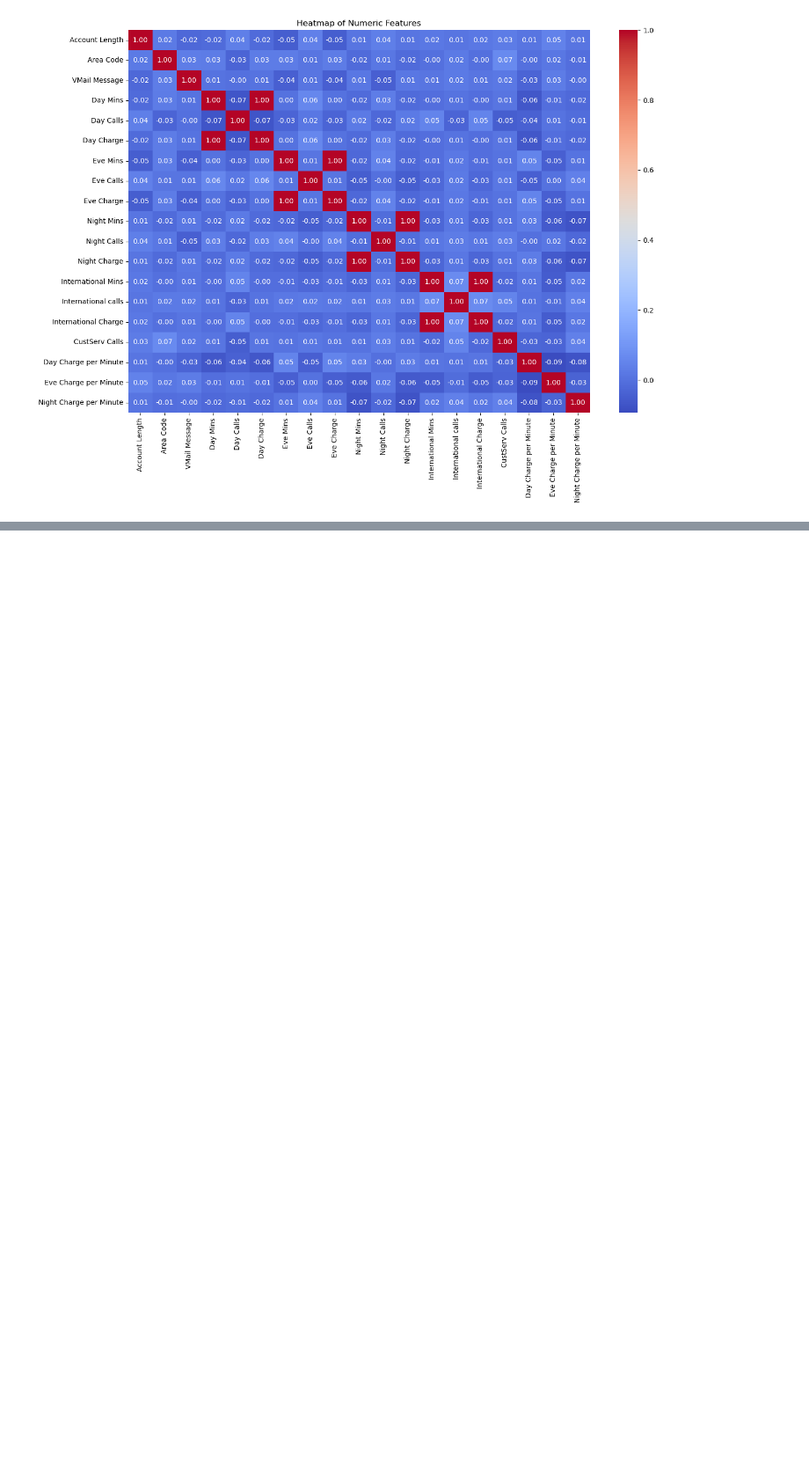
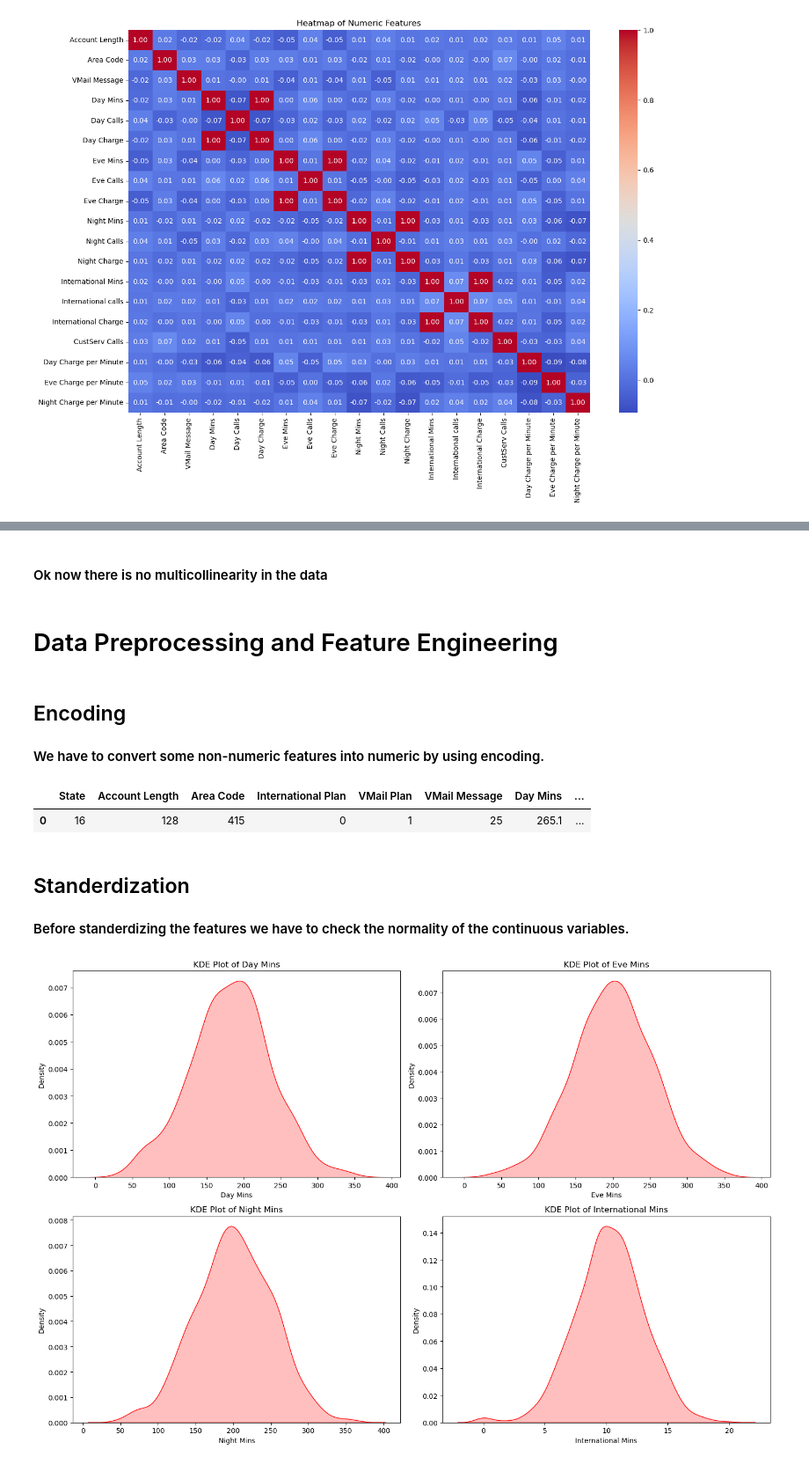
Before and after one commit to SweetyDhas/Live-Project, a Jupyter notebook: No Churn Telecom Project/No_Churn_Telecom.ipynb, the cells around one changed output, grey strips where cells are left out. Shown at 88% size. Drawn from its saved outputs; the diff is of its cells as text; code cells hidden in the pictures; blank space fills up the shorter version.

```diff
--- a/No Churn Telecom Project/No_Churn_Telecom.ipynb
+++ b/No Churn Telecom Project/No_Churn_Telecom.ipynb
@@ -466,0 +504,37 @@ plt.show()
+# %% [markdown]
+#### Ok now there is no multicollinearity in the data
+# %% [markdown]
+# Data Preprocessing and Feature Engineering
+# %% [markdown]
+## Encoding
+#### We have to convert some non-numeric features into numeric by using encoding.
+# %%
+from sklearn.preprocessing import LabelEncoder
+label_encoder = LabelEncoder()
+categorical_columns = ['State', 'International Plan', 'VMail Plan', 'Churn']
+for col in categorical_columns:
+    df_new[col] = label_encoder.fit_transform(df_new[col])
+df_new.head(1)
+# %% [output]
+|  | State | Account Length | Area Code | International Plan | VMail Plan | VMail Message | Day Mins | ... |
+| 0 | 16 | 128 | 415 | 0 | 1 | 25 | 265.1 | ... |
+# %% [markdown]
+## Standerdization
+#### Before standerdizing the features we have to check the normality of the continuous variables.
+# %%
+# List of continuous variables
+continuous_vars = ['Day Mins', 'Eve Mins', 'Night Mins', 'International Mins']
+
+# KDE plot for each continuous variable
+plt.figure(figsize=(15, 10))
+for i, var in enumerate(continuous_vars, 1):
+    plt.subplot(2, 2, i)
+    sns.kdeplot(df_new[var], fill=True, color='red')
+    plt.title(f'KDE Plot of {var}')
+    plt.xlabel(var)
+    plt.ylabel('Density')
+
+plt.tight_layout()
+plt.show()
+# %% [output]
+[figure, added]
```
Also changed, not shown: parts of 19 cells of this notebook.
